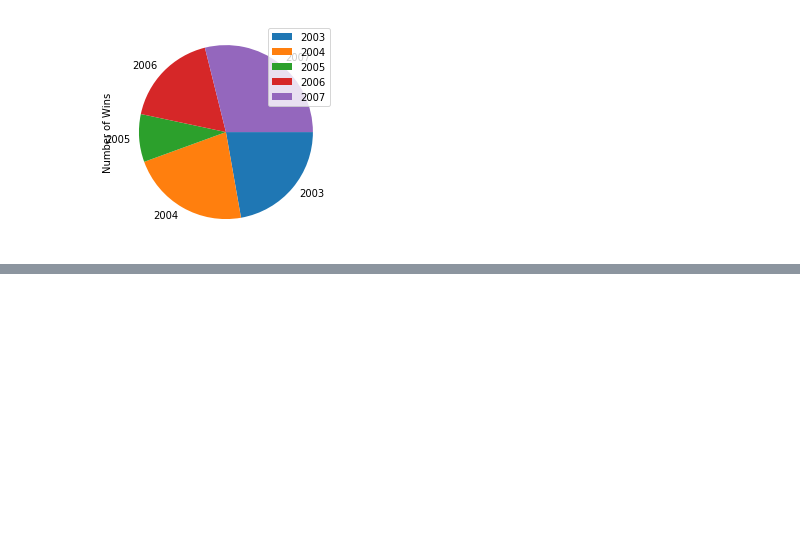
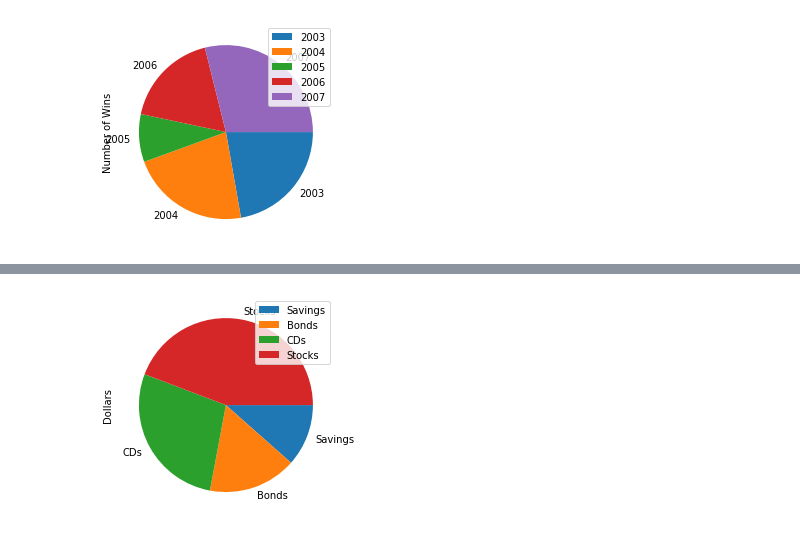
Before and after one commit to paulaonea/python-humongous-book-of-statistics, a Jupyter notebook: Chapter 1 - Displaying Descriptive Statistics.ipynb, the cells around one changed output, grey strips where cells are left out. Drawn from its saved outputs; the diff is of its cells as text; code cells hidden in the pictures; blank space fills up the shorter version.

```diff
--- a/Chapter 1 - Displaying Descriptive Statistics.ipynb
+++ b/Chapter 1 - Displaying Descriptive Statistics.ipynb
@@ -330,0 +334,7 @@ chart12.invert_yaxis()
+# %%
+invest = pd.DataFrame({'Dollars': [9000, 12800, 21700, 34500]}, index = ['Savings', 'Bonds', 'CDs', 'Stocks'])
+invest.index.name = 'Investment'
+invest.loc['Total'] = invest.sum()
+invest['Percentage'] = invest['Dollars'] / invest.loc['Total', 'Dollars']
+invest['Central Angle'] = invest['Percentage'] * 360
+invest
@@ -330,0 +349,5 @@ chart12.invert_yaxis()
+# %%
+chart13 = invest[:-1].plot.pie(y='Dollars')
+chart13.invert_yaxis()
+# %% [output]
+[figure, added]
```
Also changed, not shown: parts of 2 cells of this notebook.
